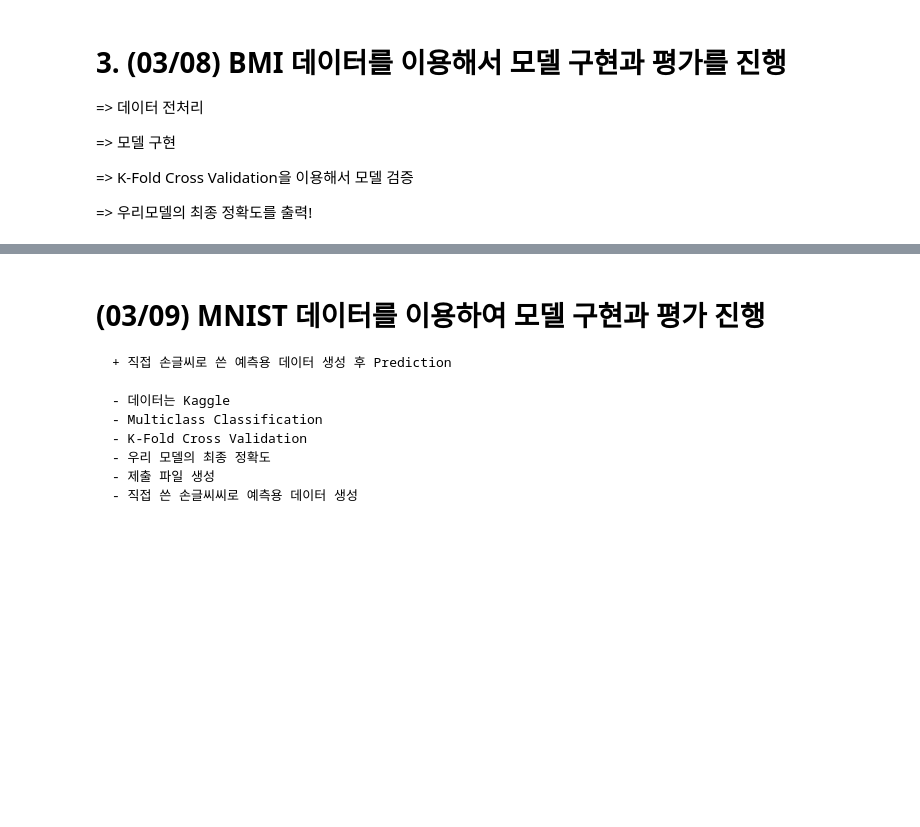
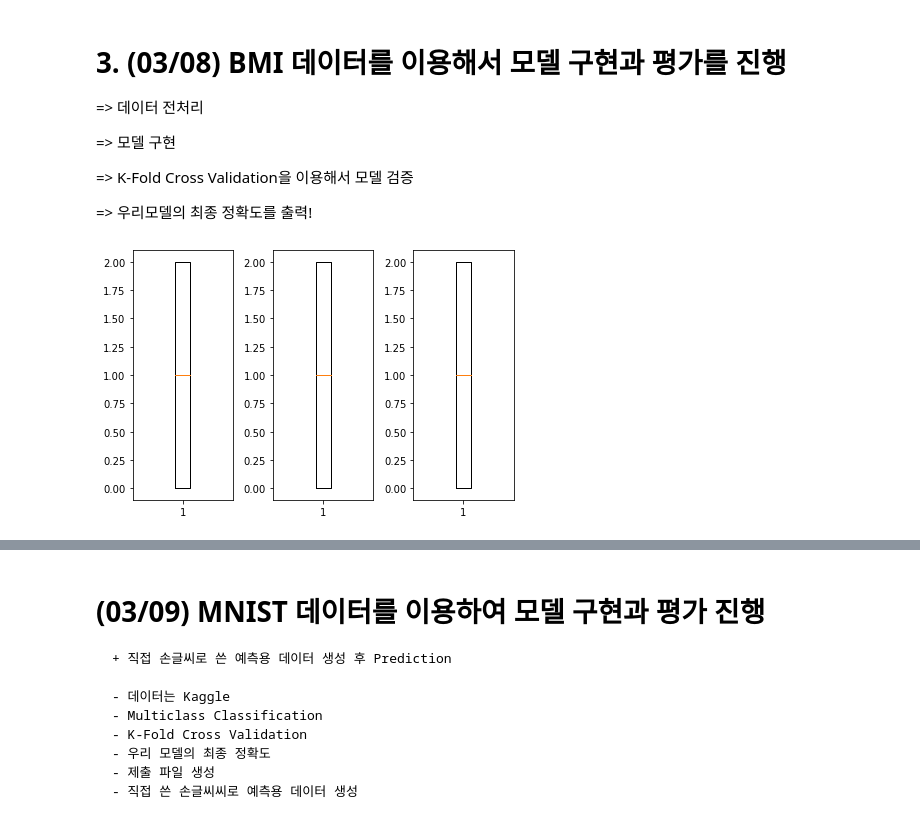
Before and after one commit to junseoDS/TIL, a Jupyter notebook: 수행평가4 - 머신러닝 구현.ipynb, the cells around one changed output, grey strips where cells are left out. Cells and saved outputs as stored; diff of their text form; code cells hidden in the pictures; blank space fills up the shorter version.

```diff
--- a/수행평가4 - 머신러닝 구현.ipynb
+++ b/수행평가4 - 머신러닝 구현.ipynb
@@ -130,3 +211,42 @@ W : [[0.732163]], b : [-0.01476877], loss : 0.03059043549001217
 => K-Fold Cross Validation을 이용해서 모델 검증
 
 => 우리모델의 최종 정확도를 출력!
+# %%
+# Multinomial Classification
+# %reset
+
+# Tensorflow로 구현해 보아요!
+import numpy as np
+import pandas as pd
+import tensorflow as tf
+from scipy import stats
+from sklearn.preprocessing import MinMaxScaler
+import matplotlib.pyplot as plt
+
+# Raw Data Loading
+df = pd.read_csv('data/bmi.csv')
+
+# display(df.head(), df.shape)
+
+### 결측치 처리 ###
+# df.isnull().sum()   # 결측치가 존재하지 않아요!
+
+### 이상치 처리 ###
+# %%
+df[df['label']=='thin']=0
+df[df['label']=='normal']=1
+df[df['label']=='fat']=2
+# %%
+fig = plt.figure()
+fig_1 = fig.add_subplot(1,3,1)
+fig_2 = fig.add_subplot(1,3,2)
+fig_3 = fig.add_subplot(1,3,3)
+
+fig_1.boxplot(df['label'])
+fig_2.boxplot(df['height'])
+fig_3.boxplot(df['weight'])
+
+fig.tight_layout()
+plt.show()
+# %% [output]
+[figure, added]
```
Also changed, not shown: parts of 21 cells of this notebook, 8 other files.
